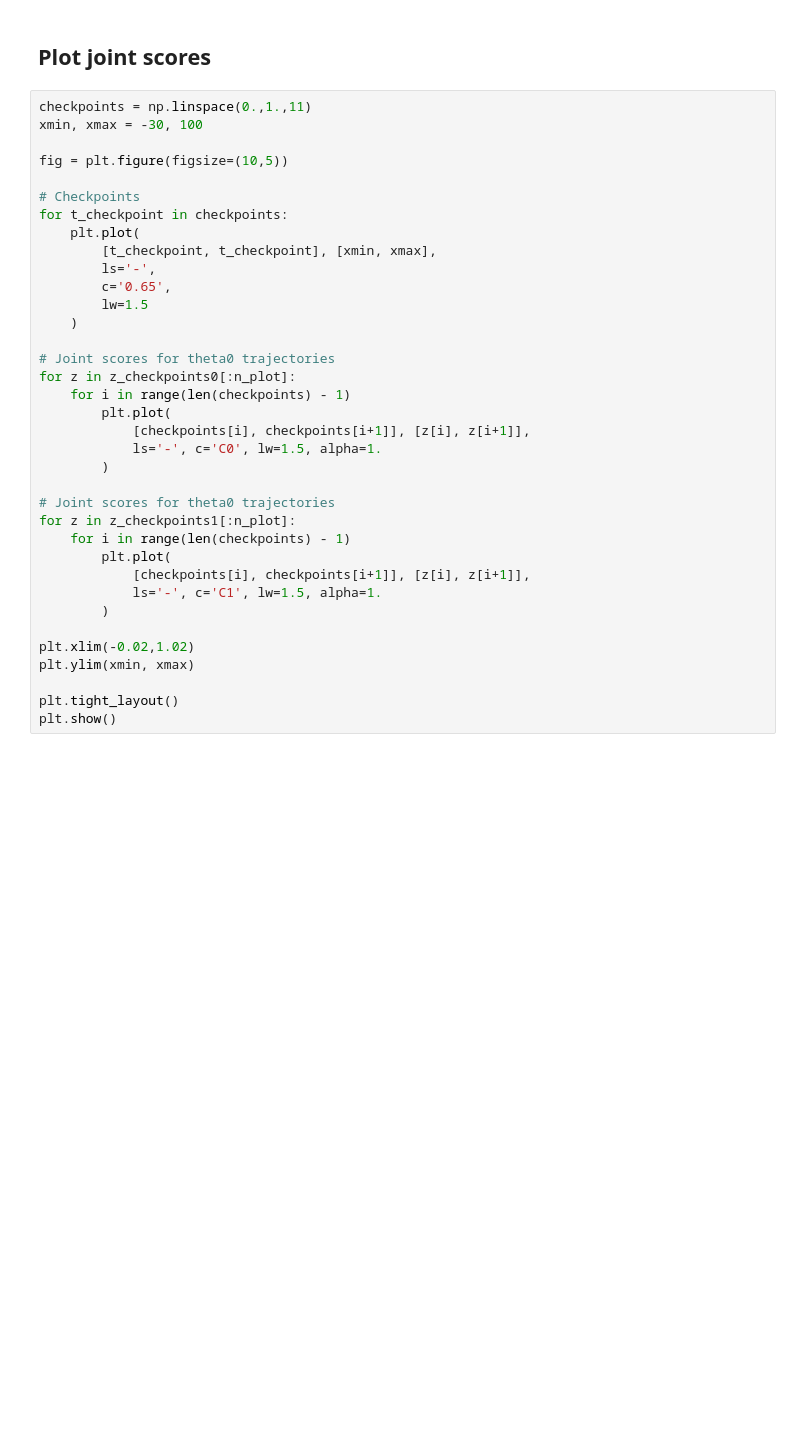
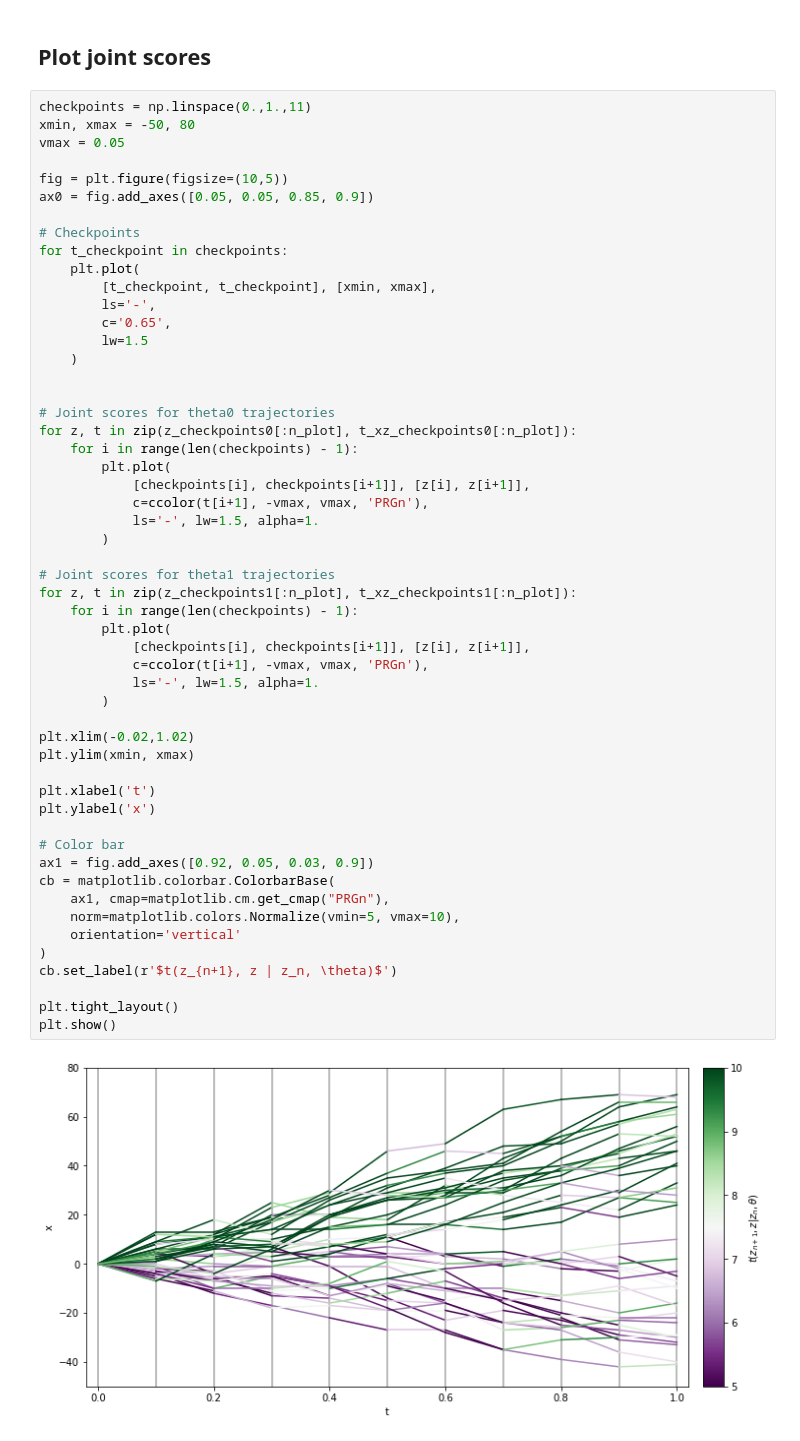
Before and after one commit to johannbrehmer/goldmine, a Jupyter notebook: goldmine/notebooks/random_walk/Random walk.ipynb, the cells around one changed output. Saved outputs shown, nothing was run; the diff lists cells and outputs as text; blank space fills up the shorter version.

```diff
--- a/goldmine/notebooks/random_walk/Random walk.ipynb
+++ b/goldmine/notebooks/random_walk/Random walk.ipynb
@@ -77,37 +94,56 @@ plt.show()
 ## Plot joint scores
 # %%
 checkpoints = np.linspace(0.,1.,11)
-xmin, xmax = -30, 100
+xmin, xmax = -50, 80
+vmax = 0.05
 
 fig = plt.figure(figsize=(10,5))
+ax0 = fig.add_axes([0.05, 0.05, 0.85, 0.9])
 
 # Checkpoints
 for t_checkpoint in checkpoints:
     plt.plot(
         [t_checkpoint, t_checkpoint], [xmin, xmax],
         ls='-',
         c='0.65',
         lw=1.5
     )
 
+
 # Joint scores for theta0 trajectories
-for z in z_checkpoints0[:n_plot]:
-    for i in range(len(checkpoints) - 1)
+for z, t in zip(z_checkpoints0[:n_plot], t_xz_checkpoints0[:n_plot]):
+    for i in range(len(checkpoints) - 1):
         plt.plot(
             [checkpoints[i], checkpoints[i+1]], [z[i], z[i+1]],
-            ls='-', c='C0', lw=1.5, alpha=1.
+            c=ccolor(t[i+1], -vmax, vmax, 'PRGn'),
+            ls='-', lw=1.5, alpha=1.
         )
 
-# Joint scores for theta0 trajectories
-for z in z_checkpoints1[:n_plot]:
-    for i in range(len(checkpoints) - 1)
+# Joint scores for theta1 trajectories
+for z, t in zip(z_checkpoints1[:n_plot], t_xz_checkpoints1[:n_plot]):
+    for i in range(len(checkpoints) - 1):
         plt.plot(
             [checkpoints[i], checkpoints[i+1]], [z[i], z[i+1]],
-            ls='-', c='C1', lw=1.5, alpha=1.
+            c=ccolor(t[i+1], -vmax, vmax, 'PRGn'),
+            ls='-', lw=1.5, alpha=1.
         )
 
 plt.xlim(-0.02,1.02)
 plt.ylim(xmin, xmax)
 
+plt.xlabel('t')
+plt.ylabel('x')
+
+# Color bar
+ax1 = fig.add_axes([0.92, 0.05, 0.03, 0.9])
+cb = matplotlib.colorbar.ColorbarBase(
+    ax1, cmap=matplotlib.cm.get_cmap("PRGn"),
+    norm=matplotlib.colors.Normalize(vmin=5, vmax=10),
+    orientation='vertical'
+)
+cb.set_label(r'$t(z_{n+1}, z | z_n, \theta)$')
+
 plt.tight_layout()
 plt.show()
+# %% [output]
+[figure, added]
```
Also changed, not shown: parts of 11 cells of this notebook, 2 other files.
